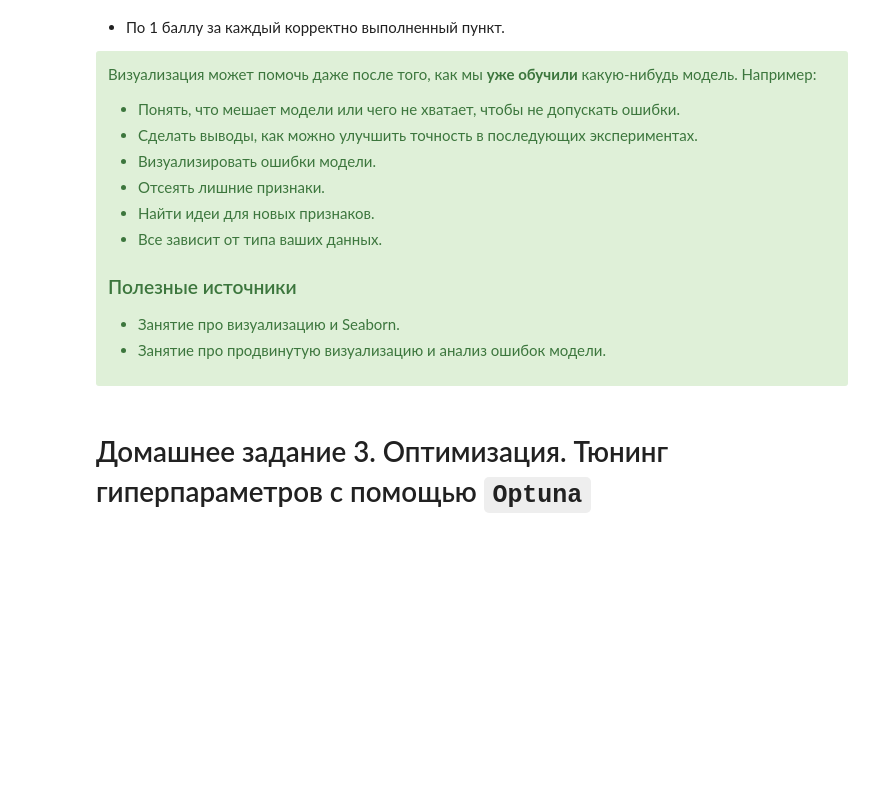
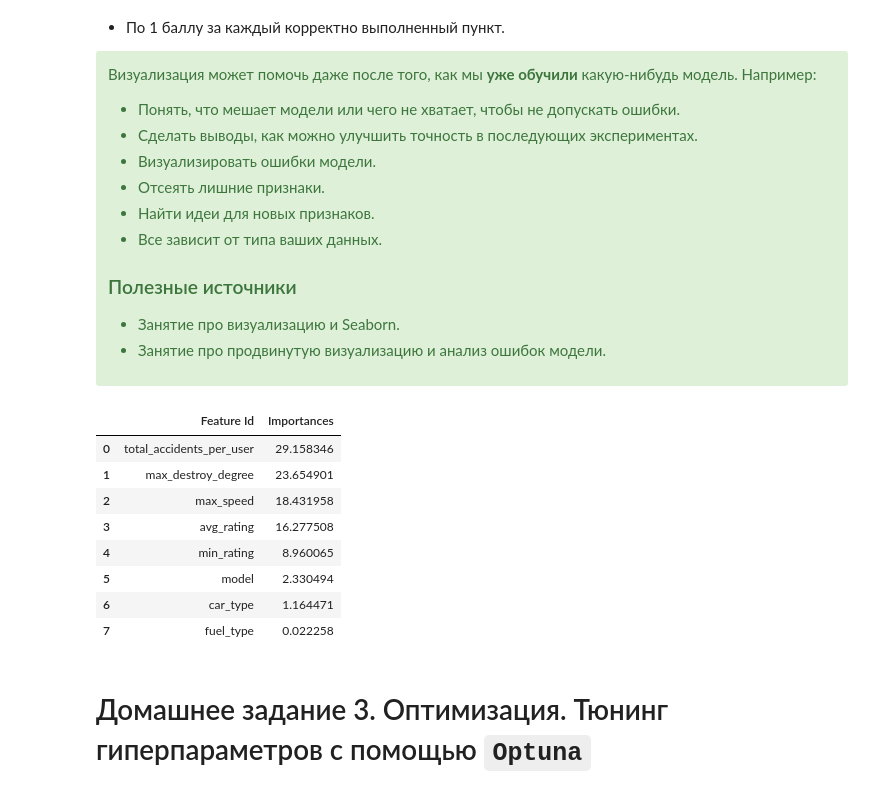
Before and after one commit to rufous86/mipt_semester4, a Jupyter notebook: competitive_ds/hw1-4-Илюхин-А-Н.ipynb, the cells around one changed output. Cells and saved outputs as stored; diff of their text form; code cells hidden in the pictures; blank space fills up the shorter version.

```diff
--- a/competitive_ds/hw1-4-Илюхин-А-Н.ipynb
+++ b/competitive_ds/hw1-4-Илюхин-А-Н.ipynb
@@ -469,0 +468,22 @@ print('Целевые переменные', targets)
+# %%
+# YOUR CODE HERE
+# YOUR CODE HERE
+X = car_train_merged[num_features+cat_features].drop(features2drop, axis=1, errors="ignore")
+y = car_train_merged[targets]
+X_train, X_test, y_train, y_test = train_test_split(X, y, test_size=0.2, random_state=42)
+clf = CatBoostClassifier(thread_count=-1,
+                         random_seed=42,
+                         cat_features=cat_features)
+
+clf.fit(
+    X_train,
+    y_train,
+    eval_set=(X_test, y_test),
+    verbose=200,
+    use_best_model=True,
+    plot=False,
+    early_stopping_rounds=100,
+)
+
+y_pred = clf.predict(X_test, prediction_type='Class')
+print('accuracy:', accuracy_score(y_test, y_pred))
@@ -513,3 +545,14 @@ print('Целевые переменные', targets)
 </div>
 # %%
 # YOUR CODE HERE
+clf.get_feature_importance(prettified=True)
+# %% [output]
+|  | Feature Id | Importances |
+| 0 | total_accidents_per_user | 29.158346 |
+| 1 | max_destroy_degree | 23.654901 |
+| 2 | max_speed | 18.431958 |
+| 3 | avg_rating | 16.277508 |
+| 4 | min_rating | 8.960065 |
+| 5 | model | 2.330494 |
+| 6 | car_type | 1.164471 |
+| 7 | fuel_type | 0.022258 |
```
Also changed, not shown: parts of 7 cells of this notebook.
